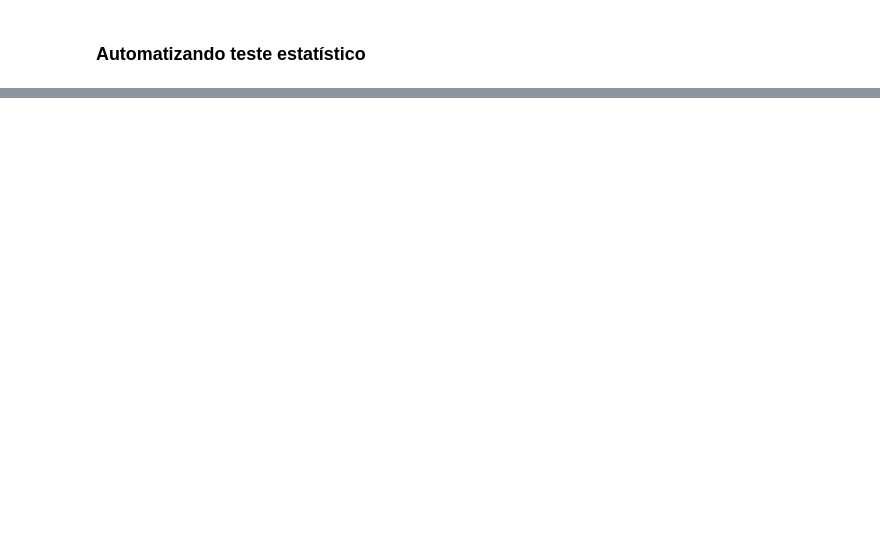
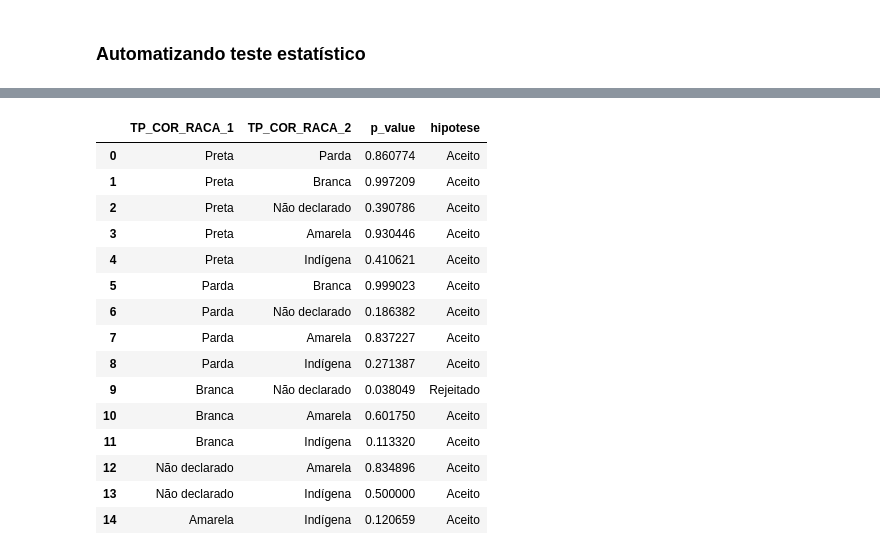
Before and after one commit to xpcosmos/injestao-dados-enem-SQL, a Jupyter notebook: src/analises.ipynb, the cells around one changed output, grey strips where cells are left out. Saved outputs shown, nothing was run; the diff lists cells and outputs as text; code cells hidden in the pictures; blank space fills up the shorter version.

```diff
--- a/src/analises.ipynb
+++ b/src/analises.ipynb
@@ -221,0 +185,19 @@ $ p-value > \alpha $, portando não podemos descartar $H_0$ <br><br>
+# %%
+teste_hipotese_redacao(amostras_estratificadas, 'larger', 'TP_COR_RACA')
+# %% [output]
+|  | TP_COR_RACA_1 | TP_COR_RACA_2 | p_value | hipotese |
+| 0 | Preta | Parda | 0.860774 | Aceito |
+| 1 | Preta | Branca | 0.997209 | Aceito |
+| 2 | Preta | Não declarado | 0.390786 | Aceito |
+| 3 | Preta | Amarela | 0.930446 | Aceito |
+| 4 | Preta | Indígena | 0.410621 | Aceito |
+| 5 | Parda | Branca | 0.999023 | Aceito |
+| 6 | Parda | Não declarado | 0.186382 | Aceito |
+| 7 | Parda | Amarela | 0.837227 | Aceito |
+| 8 | Parda | Indígena | 0.271387 | Aceito |
+| 9 | Branca | Não declarado | 0.038049 | Rejeitado |
+| 10 | Branca | Amarela | 0.601750 | Aceito |
+| 11 | Branca | Indígena | 0.113320 | Aceito |
+| 12 | Não declarado | Amarela | 0.834896 | Aceito |
+| 13 | Não declarado | Indígena | 0.500000 | Aceito |
+| 14 | Amarela | Indígena | 0.120659 | Aceito |
```
Also changed, not shown: parts of 54 cells of this notebook, 3 other files.
